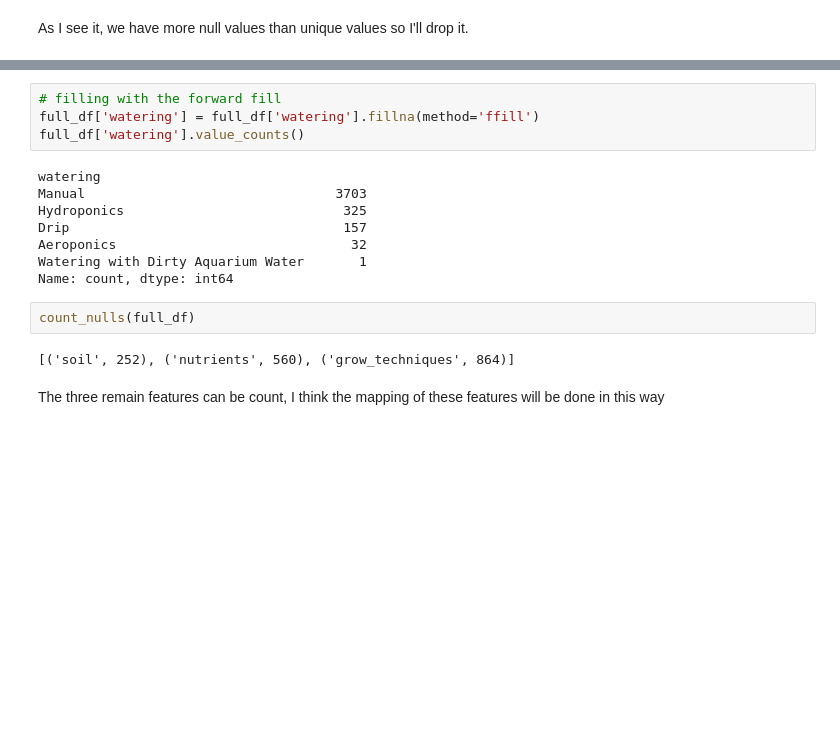
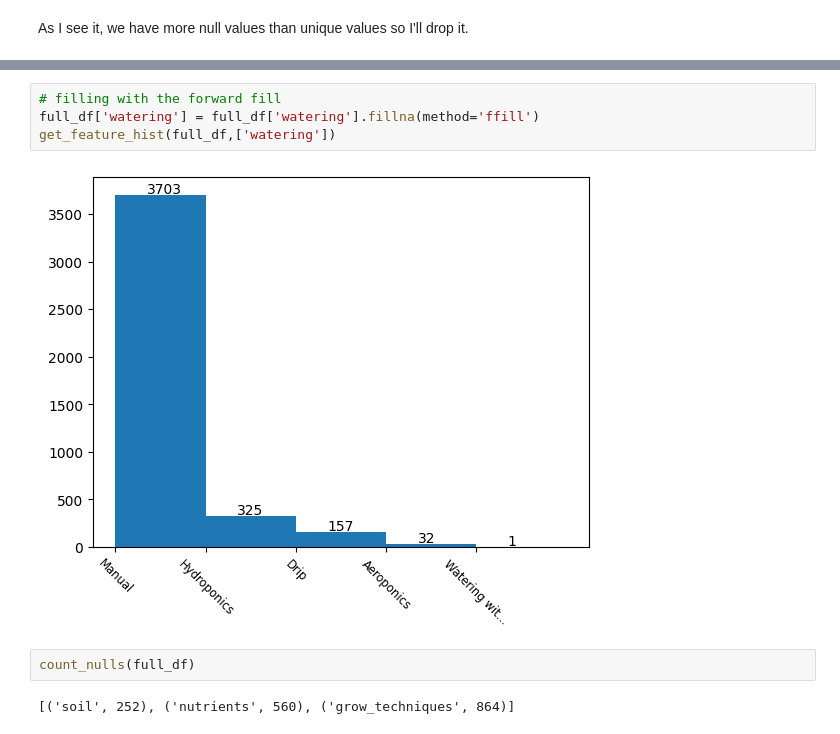
Before and after one commit to TalRos99/dataScienceFP, a Jupyter notebook: FinalProject.ipynb, the cells around one changed output, grey strips where cells are left out. Saved outputs shown, nothing was run; the diff lists cells and outputs as text; blank space fills up the shorter version.

```diff
--- a/FinalProject.ipynb
+++ b/FinalProject.ipynb
@@ -216,18 +228,10 @@ Name: count, dtype: int64
 # %%
 # filling with the forward fill
 full_df['watering'] = full_df['watering'].fillna(method='ffill')
-full_df['watering'].value_counts()
+get_feature_hist(full_df,['watering'])
 # %% [output]
-watering
-Manual                                3703
-Hydroponics                            325
-Drip                                   157
-Aeroponics                              32
-Watering with Dirty Aquarium Water       1
-Name: count, dtype: int64
+[figure, added]
 # %%
 count_nulls(full_df)
 # %% [output]
 [('soil', 252), ('nutrients', 560), ('grow_techniques', 864)]
-# %% [markdown]
-The three remain features can be count, I think the mapping of these features will be done in this way
```
Also changed, not shown: parts of 12 cells of this notebook.
